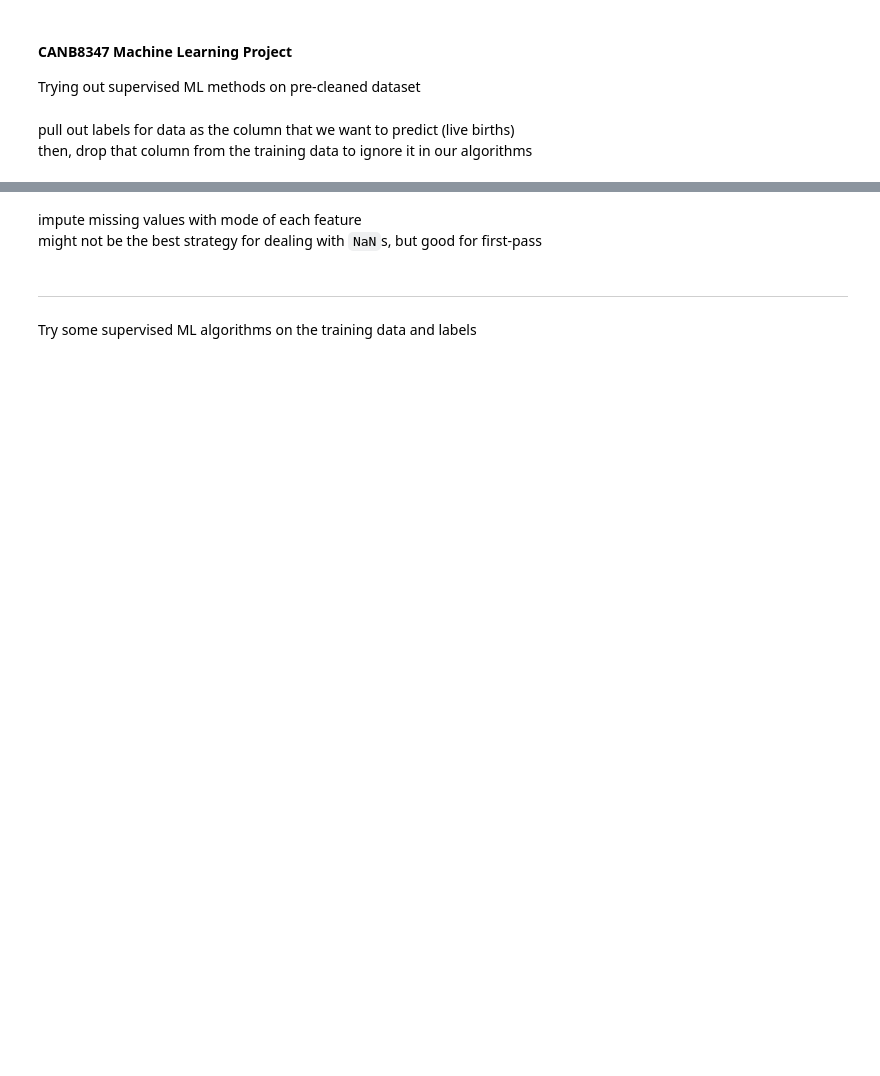
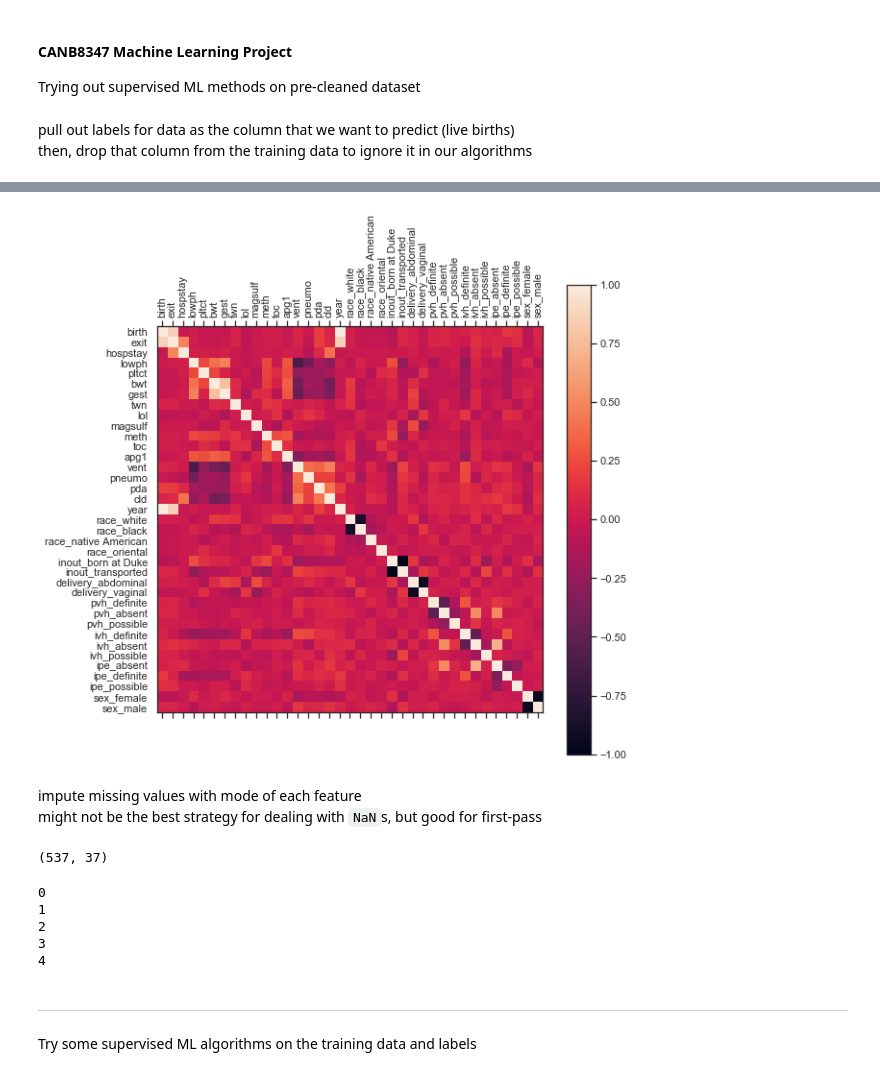
Before and after one commit to codyheiser/canb-ML, a Jupyter notebook: supervised_alg_testing.ipynb, the cells around one changed output, grey strips where cells are left out. Drawn from its saved outputs; the diff is of its cells as text; code cells hidden in the pictures; blank space fills up the shorter version.

```diff
--- a/supervised_alg_testing.ipynb
+++ b/supervised_alg_testing.ipynb
@@ -30,3 +37,18 @@ vlbw.drop('dead', axis=1, inplace=True)
+# %%
+# plot correlation matrix for all features in numeric dataset
+fig = plt.figure(figsize=(9,9))
+ax = fig.add_subplot(111)
+cax = ax.matshow(vlbw.corr(), vmin=-1, vmax=1)
+fig.colorbar(cax)
+ticks = np.arange(0,len(vlbw.columns),1)
+ax.set_xticks(ticks)
+ax.set_yticks(ticks)
+ax.set_xticklabels(vlbw.columns)
+plt.xticks(rotation='vertical')
+ax.set_yticklabels(vlbw.columns)
+plt.show()
+# %% [output]
+[figure, added]
 # %% [markdown]
 impute missing values with mode of each feature
 might not be the best strategy for dealing with `NaN`s, but good for first-pass
@@ -36,3 +58,7 @@ vlbw_filled = SimpleImputer(strategy='most_frequent').fit_transform(vlbw)
 # %%
 # normalize each column to fractional representation between 0 and 1
 vlbw_filled_norm = normalize(vlbw_filled, axis=1, norm='l1')
+# %%
+vlbw_filled_norm.shape
+# %% [output]
+(537, 37)
@@ -39,3 +80,12 @@ vlbw_filled_norm = normalize(vlbw_filled, axis=1, norm='l1')
+# %%
+for i in range(0,len(vlbw_splits['test']['data'])):
+    print(i)
+# %% [output]
+0
+1
+2
+3
+4
 # %% [markdown]
 ---
 Try some supervised ML algorithms on the training data and labels
```
Also changed, not shown: parts of 11 cells of this notebook, 8 other files.
